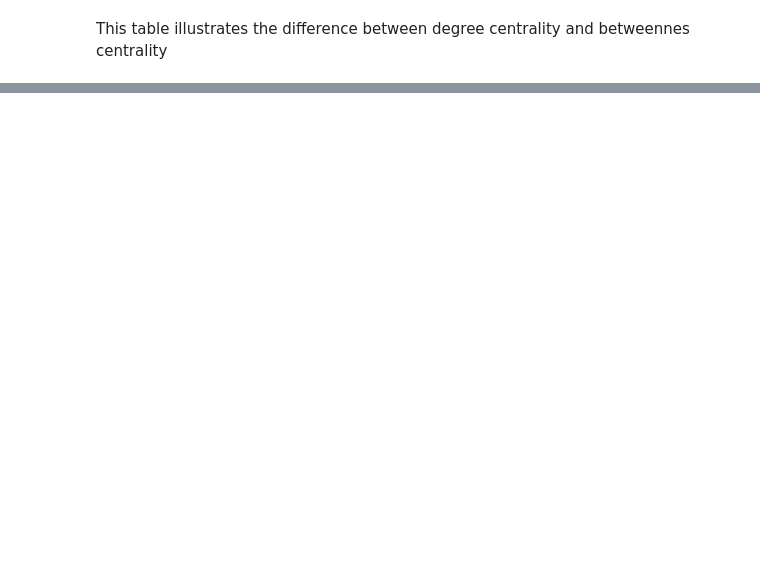
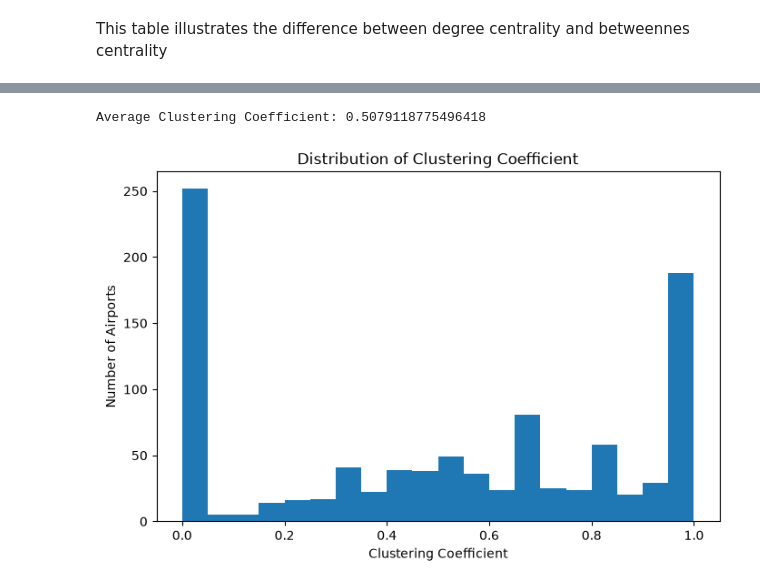
Before and after one commit to onurercen/flightAnalysis, a Jupyter notebook: analysis.ipynb, the cells around one changed output, grey strips where cells are left out. Cells and saved outputs as stored; diff of their text form; code cells hidden in the pictures; blank space fills up the shorter version.

```diff
--- a/analysis.ipynb
+++ b/analysis.ipynb
@@ -521,0 +668,15 @@ This table illustrates the difference between degree centrality and betweennes c
+# %%
+## Clustering
+clustering = nx.clustering(G_undirected)
+# %%
+## Dataframe
+clustering_df = pd.DataFrame(
+    clustering.items(),
+    columns=["Airport", "Clustering_Coefficient"]
+)
+# %%
+##Sorting
+
+clustering_df = clustering_df.sort_values(
+    by="Clustering_Coefficient", ascending=False
+)
@@ -521,0 +698,25 @@ This table illustrates the difference between degree centrality and betweennes c
+# %%
+##average clustering
+
+avg_clustering = nx.average_clustering(G_undirected)
+print("Average Clustering Coefficient:", avg_clustering)
+# %% [output]
+Average Clustering Coefficient: 0.5079118775496418
+# %%
+## Histogram
+plt.figure(figsize=(8,5))
+
+plt.hist(
+    clustering_df["Clustering_Coefficient"],
+    bins=20
+)
+
+plt.title("Distribution of Clustering Coefficient")
+
+plt.xlabel("Clustering Coefficient")
+
+plt.ylabel("Number of Airports")
+
+plt.show()
+# %% [output]
+[figure, added]
```
Also changed, not shown: parts of 30 cells of this notebook, 1 other file.
